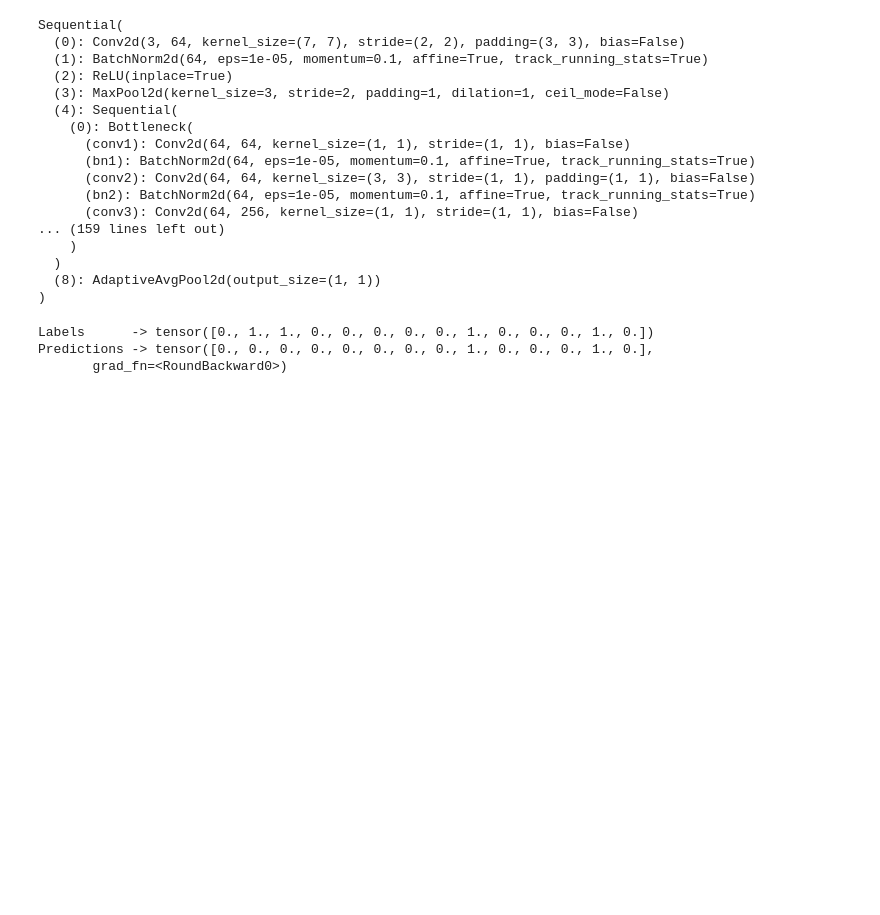
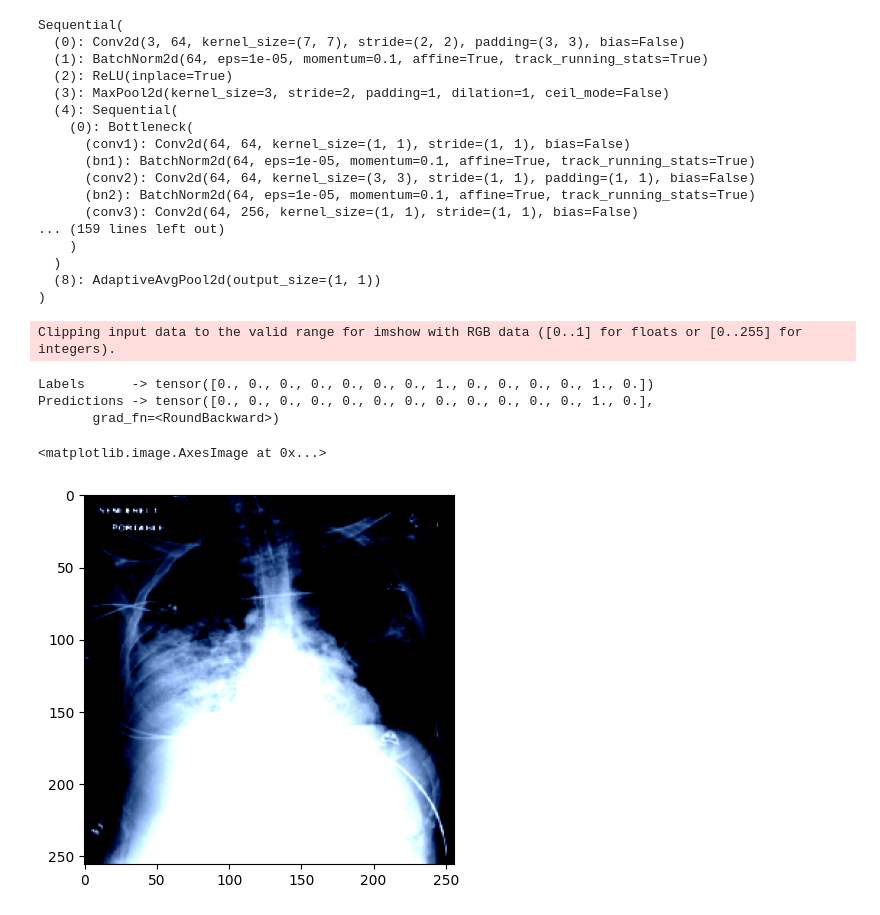
Before and after one commit to SonyCSLParis/ExplainableMedicalImage, a Jupyter notebook: src/GradCAM.ipynb, the cells around one changed output. Saved outputs shown, nothing was run; the diff lists cells and outputs as text; code cells hidden in the pictures; blank space fills up the shorter version.

```diff
--- a/src/GradCAM.ipynb
+++ b/src/GradCAM.ipynb
@@ -52,15 +56,19 @@ test_dataset = MIMIC_CXR(REPORT_PREPROCESS_DIR+'/test_output.jsonl', IMG_DIR_TES
 # %%
 # Get predictions for one sample: as we can see, the model only misclassifies classes 1 and 2
-image, labels = test_dataset[0]
+image, _, labels = test_dataset[6]
 _, logits = image_model(image.unsqueeze(0).to(device))
 probs = torch.sigmoid(logits.squeeze())
 preds = torch.round(probs)
 print(f'Labels      -> {labels}')
 print(f'Predictions -> {preds}')
+plt.imshow(image.permute(1,2,0))
 # %% [output]
-Labels      -> tensor([0., 1., 1., 0., 0., 0., 0., 0., 1., 0., 0., 0., 1., 0.])
-Predictions -> tensor([0., 0., 0., 0., 0., 0., 0., 0., 1., 0., 0., 0., 1., 0.],
-       grad_fn=<RoundBackward0>)
+Clipping input data to the valid range for imshow with RGB data ([0..1] for floats or [0..255] for integers).
+Labels      -> tensor([0., 0., 0., 0., 0., 0., 0., 1., 0., 0., 0., 0., 1., 0.])
+Predictions -> tensor([0., 0., 0., 0., 0., 0., 0., 0., 0., 0., 0., 0., 1., 0.],
+       grad_fn=<RoundBackward>)
+<matplotlib.image.AxesImage at 0x...>
+[figure, added]
 # %%
 # For each correct prediction that indicates the presence of a disease (label 1), we compute explanations
 for i, label in enumerate(labels):
```
Also changed, not shown: parts of 5 cells of this notebook, 1 other file.
